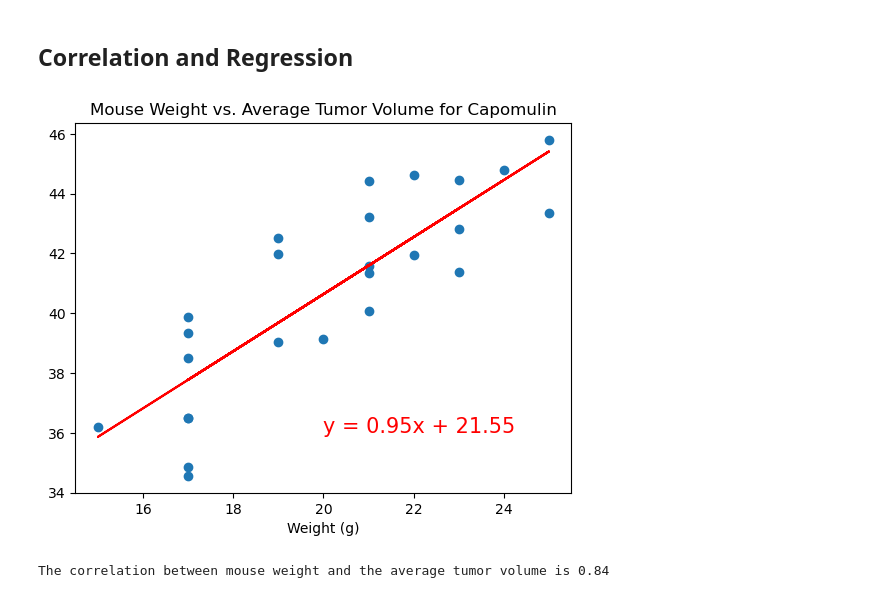
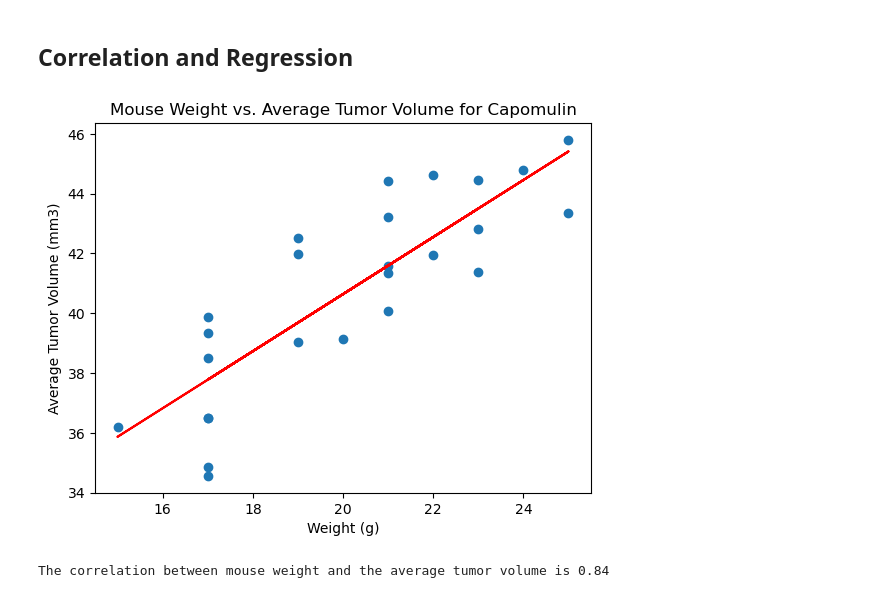
Before and after one commit to Jagar513/Pymaceuticals_challenge, a Jupyter notebook: pymaceuticals_starter.ipynb, the cells around one changed output. Drawn from its saved outputs; the diff is of its cells as text; code cells hidden in the pictures.

```diff
--- a/pymaceuticals_starter.ipynb
+++ b/pymaceuticals_starter.ipynb
@@ -288,18 +288,17 @@ plt.show()
 # %%
 # Calculate the correlation coefficient and a linear regression model
 # for mouse weight and average observed tumor volume for the entire Capomulin regimen
 correlation = st.pearsonr(x, y)
 (slope, intercept, rvalue, pvalue, stderr) = st.linregress(x, y)
 regress_values = x * slope + intercept
 line_eq = "y = " + str(round(slope,2)) + "x + " + str(round(intercept,2))
 plt.scatter(x, y)
 plt.plot(x, regress_values, "r-")
-plt.annotate(line_eq, (20, 36), fontsize=15, color="red")
 plt.xlabel("Weight (g)")
 plt.ylabel("Average Tumor Volume (mm3)")
 plt.title("Mouse Weight vs. Average Tumor Volume for Capomulin")
 plt.show()
 print(f"The correlation between mouse weight and the average tumor volume is {round(correlation[0],2)}")
 # %% [output]
-[figure, old version]
+[figure, new version]
 The correlation between mouse weight and the average tumor volume is 0.84
```
